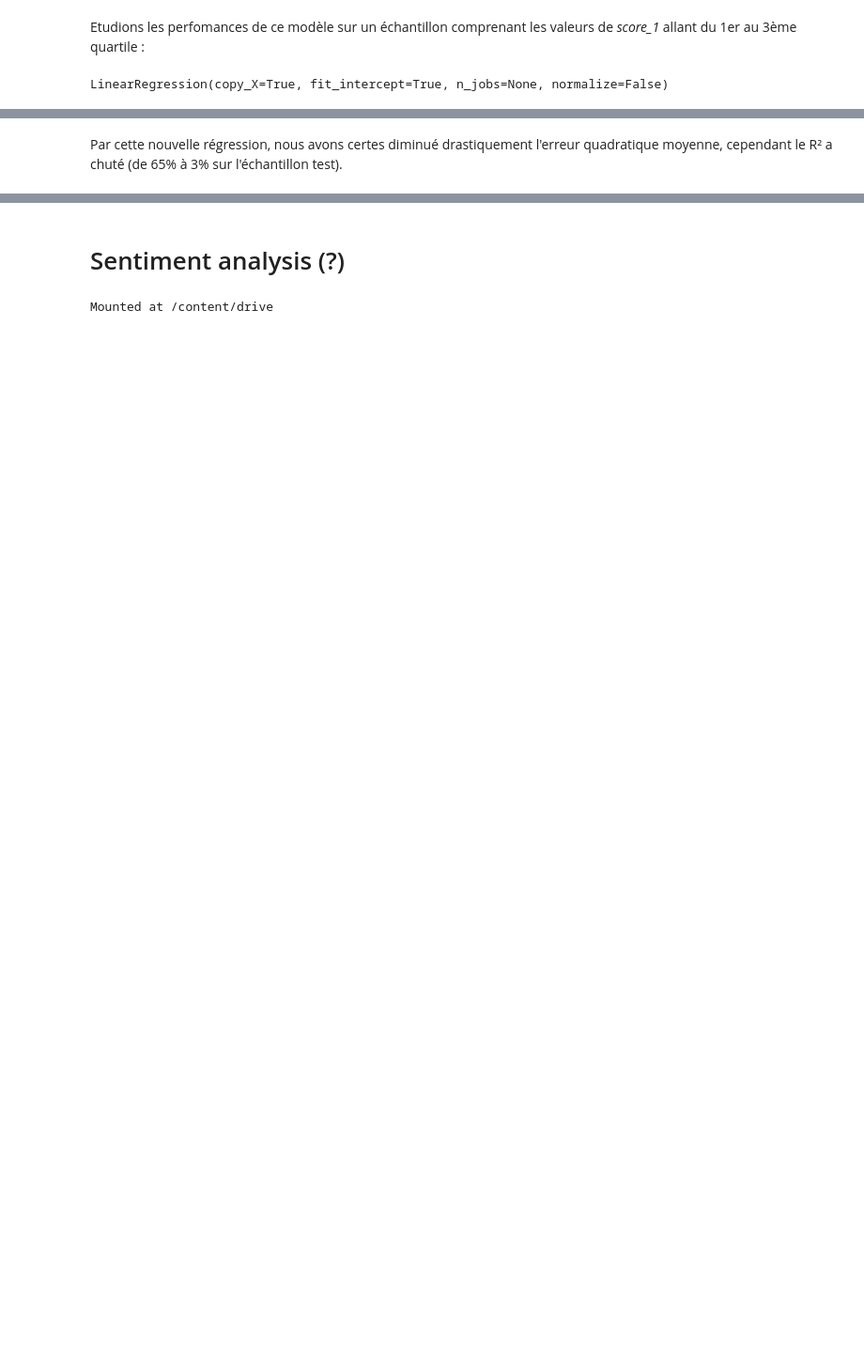
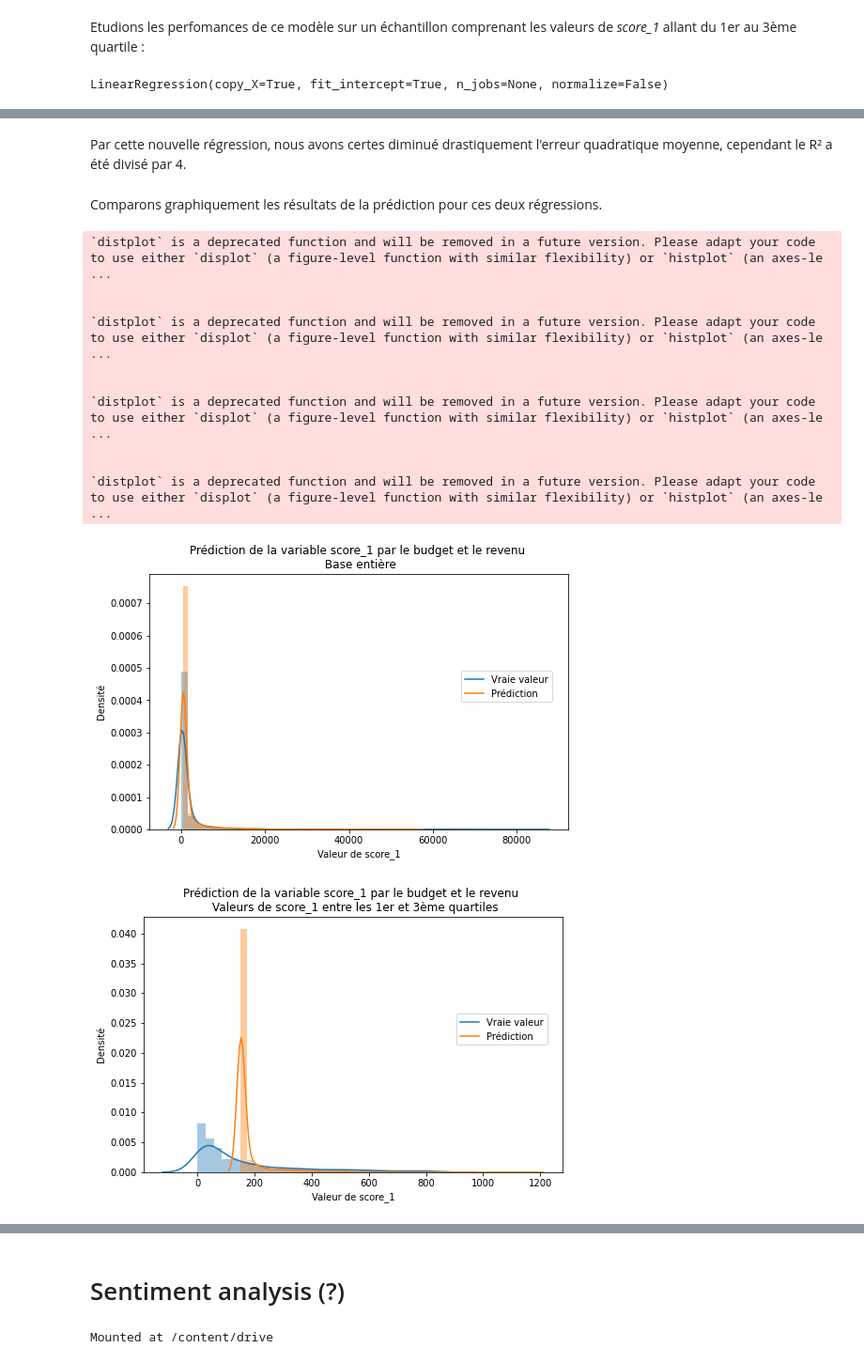
Before and after one commit to marie-ganon/Projet-Python-S1, a Jupyter notebook: Modélisation.ipynb, the cells around one changed output, grey strips where cells are left out. Shown at 94% size. Drawn from its saved outputs; the diff is of its cells as text; code cells hidden in the pictures; blank space fills up the shorter version.

Commit message:
Ajout de plots pour les régressions linéaires

```diff
--- a/Modélisation.ipynb
+++ b/Modélisation.ipynb
@@ -156,21 +141,21 @@ df_quart = df[df.score_1 > first_quart]
 df_quart = df[df.score_1 < third_quart]
 
 # Création des variables nécessaires
-X = pd.DataFrame(np.c_[df_quart.budget, df_quart.revenue], columns= ['budget', 'revenue'])
-Y = df_quart.score_1
-X_train, X_test, Y_train, Y_test = train_test_split(X, Y, test_size = 0.2, random_state=5)
+X2 = pd.DataFrame(np.c_[df_quart.budget, df_quart.revenue], columns= ['budget', 'revenue'])
+Y2 = df_quart.score_1
+X_train2, X_test2, Y_train2, Y_test2 = train_test_split(X2, Y2, test_size = 0.2, random_state=5)
 
 # Lancement de la régression linéaire
 lmodellineaire = LinearRegression()
-lmodellineaire.fit(X_train, Y_train)
+lmodellineaire.fit(X_train2, Y_train2)
 # %% [output]
 LinearRegression(copy_X=True, fit_intercept=True, n_jobs=None, normalize=False)
 # %%
 # Evaluation du training set
 from sklearn.metrics import r2_score
-y_train_predict = lmodellineaire.predict(X_train)
-rmse = (np.sqrt(mean_squared_error(Y_train, y_train_predict)))
-r2 = r2_score(Y_train, y_train_predict)
+y_train_predict2 = lmodellineaire.predict(X_train2)
+rmse = (np.sqrt(mean_squared_error(Y_train2, y_train_predict2)))
+r2 = r2_score(Y_train2, y_train_predict2)
 
 print("Performance du modèle sur la base d'apprentissage")
 print('--------------------------------------')
@@ -179,9 +164,9 @@ print('Le score R² est {}'.format(r2))
 print('\n')
 
 # Evaluation du testing set
-y_test_predict = lmodellineaire.predict(X_test)
-rmse = (np.sqrt(mean_squared_error(Y_test, y_test_predict)))
-r2 = r2_score(Y_test, y_test_predict)
+y_test_predict2 = lmodellineaire.predict(X_test2)
+rmse = (np.sqrt(mean_squared_error(Y_test2, y_test_predict2)))
+r2 = r2_score(Y_test2, y_test_predict2)
 
 print('Performance du modèle sur la base de test')
 print('--------------------------------------')
@@ -201,2 +186,32 @@ Le score R² est 0.027584725994881265
 # %% [markdown]
-Par cette nouvelle régression, nous avons certes diminué drastiquement l'erreur quadratique moyenne, cependant le R² a chuté (de 65% à 3% sur l'échantillon test).
+Par cette nouvelle régression, nous avons certes diminué drastiquement l'erreur quadratique moyenne, cependant le R² a été divisé par 4.
+# %% [markdown]
+Comparons graphiquement les résultats de la prédiction pour ces deux régressions.
+# %%
+def plot(test, predict):
+  fig, ax = plt.subplots(figsize=(8,5))
+  p1 = sns.distplot(test, label = 'Vraie valeur')
+  p2 = sns.distplot(predict, label = 'Prédiction')
+  ax.set(xlabel= 'Valeur de score_1', ylabel = 'Densité')
+  fig.legend(labels=['Vraie valeur','Prédiction'], loc = (0.75, 0.5))
+# %%
+plot(Y_test,y_test_predict)
+plt.title('Prédiction de la variable score_1 par le budget et le revenu \n Base entière')
+
+plot(Y_test2, y_test_predict2)
+plt.title('Prédiction de la variable score_1 par le budget et le revenu \n Valeurs de score_1 entre les 1er et 3ème quartiles')
+
+plt.show()
+# %% [output]
+`distplot` is a deprecated function and will be removed in a future version. Please adapt your code to use either `displot` (a figure-level function with similar flexibility) or `histplot` (an axes-le ...
+
+
+`distplot` is a deprecated function and will be removed in a future version. Please adapt your code to use either `displot` (a figure-level function with similar flexibility) or `histplot` (an axes-le ...
+
+
+`distplot` is a deprecated function and will be removed in a future version. Please adapt your code to use either `displot` (a figure-level function with similar flexibility) or `histplot` (an axes-le ...
+
+
+`distplot` is a deprecated function and will be removed in a future version. Please adapt your code to use either `displot` (a figure-level function with similar flexibility) or `histplot` (an axes-le ...
+[figure, added]
+[figure, added]
```
Also changed, not shown: parts of 13 cells of this notebook.
